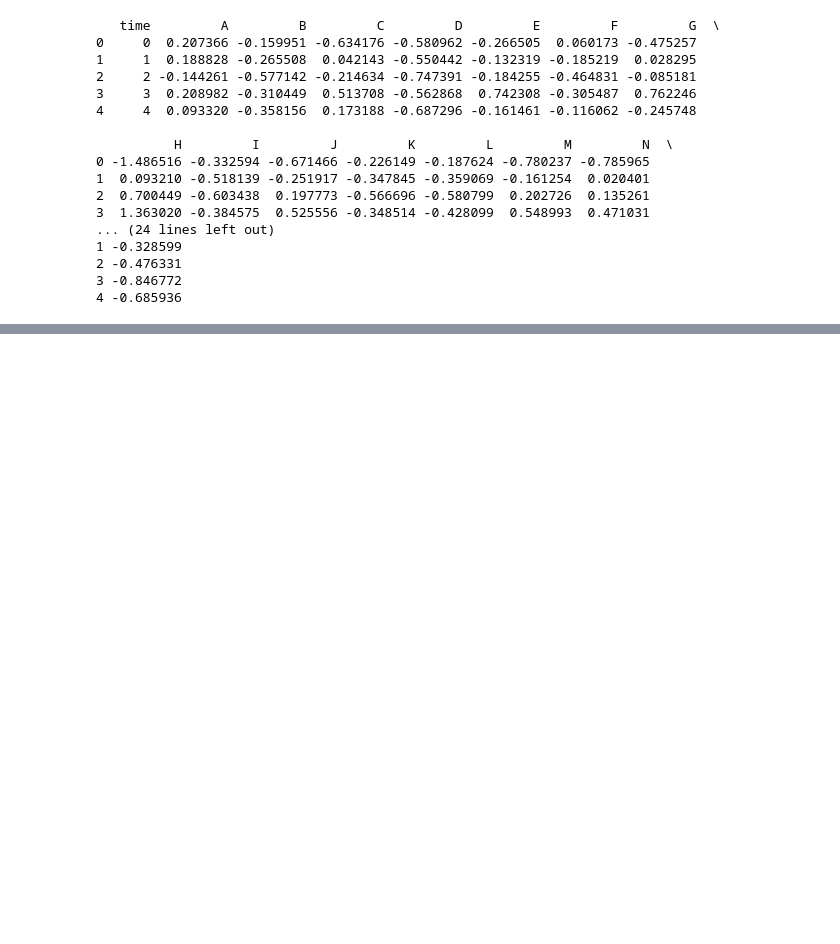
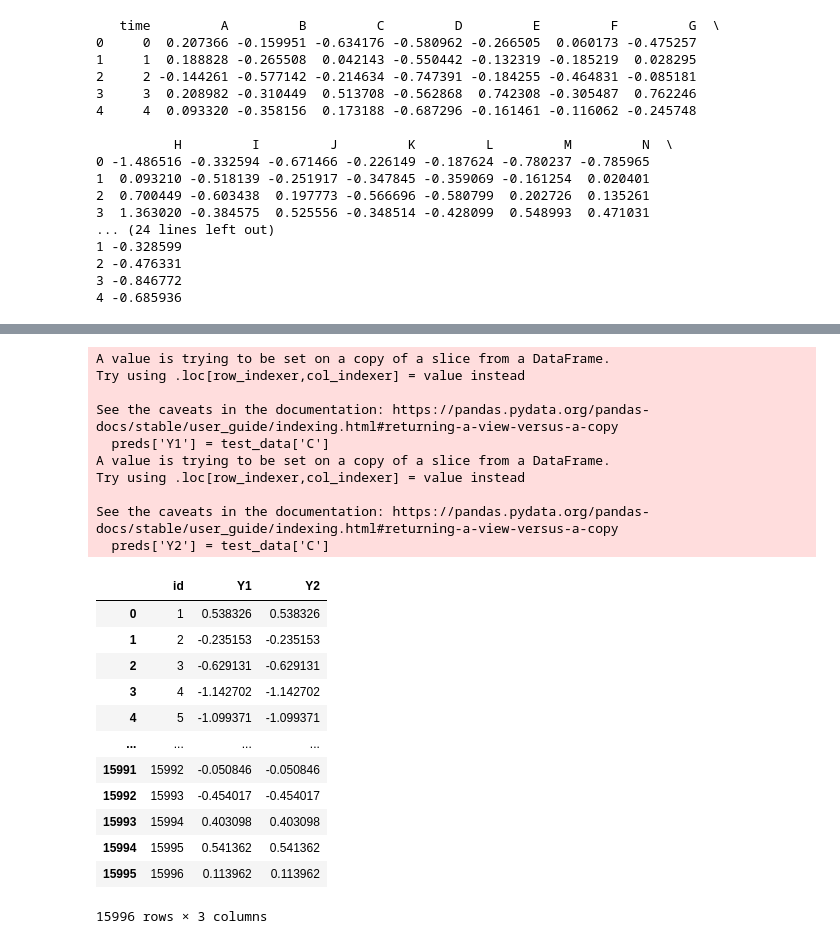
Before and after one commit to QuentOne/quantchallenge-starter, a Jupyter notebook: research/research_clean.ipynb, the cells around one changed output, grey strips where cells are left out. Drawn from its saved outputs; the diff is of its cells as text; code cells hidden in the pictures; blank space fills up the shorter version.

```diff
--- a/research/research_clean.ipynb
+++ b/research/research_clean.ipynb
@@ -29,0 +51,29 @@ NameError: name 'train_data' is not defined
+# %%
+preds = test_data[['id']]
+preds['Y1'] = test_data['C']
+preds['Y2'] = test_data['C']
+preds
+# %% [output]
+A value is trying to be set on a copy of a slice from a DataFrame.
+Try using .loc[row_indexer,col_indexer] = value instead
+
+See the caveats in the documentation: https://pandas.pydata.org/pandas-docs/stable/user_guide/indexing.html#returning-a-view-versus-a-copy
+  preds['Y1'] = test_data['C']
+A value is trying to be set on a copy of a slice from a DataFrame.
+Try using .loc[row_indexer,col_indexer] = value instead
+
+See the caveats in the documentation: https://pandas.pydata.org/pandas-docs/stable/user_guide/indexing.html#returning-a-view-versus-a-copy
+  preds['Y2'] = test_data['C']
+|  | id | Y1 | Y2 |
+| 0 | 1 | 0.538326 | 0.538326 |
+| 1 | 2 | -0.235153 | -0.235153 |
+| 2 | 3 | -0.629131 | -0.629131 |
+| 3 | 4 | -1.142702 | -1.142702 |
+| 4 | 5 | -1.099371 | -1.099371 |
+| ... | ... | ... | ... |
+| 15991 | 15992 | -0.050846 | -0.050846 |
+| 15992 | 15993 | -0.454017 | -0.454017 |
+| 15993 | 15994 | 0.403098 | 0.403098 |
+| 15994 | 15995 | 0.541362 | 0.541362 |
+| 15995 | 15996 | 0.113962 | 0.113962 |
+15996 rows × 3 columns
```
Also changed, not shown: parts of 14 cells of this notebook.
